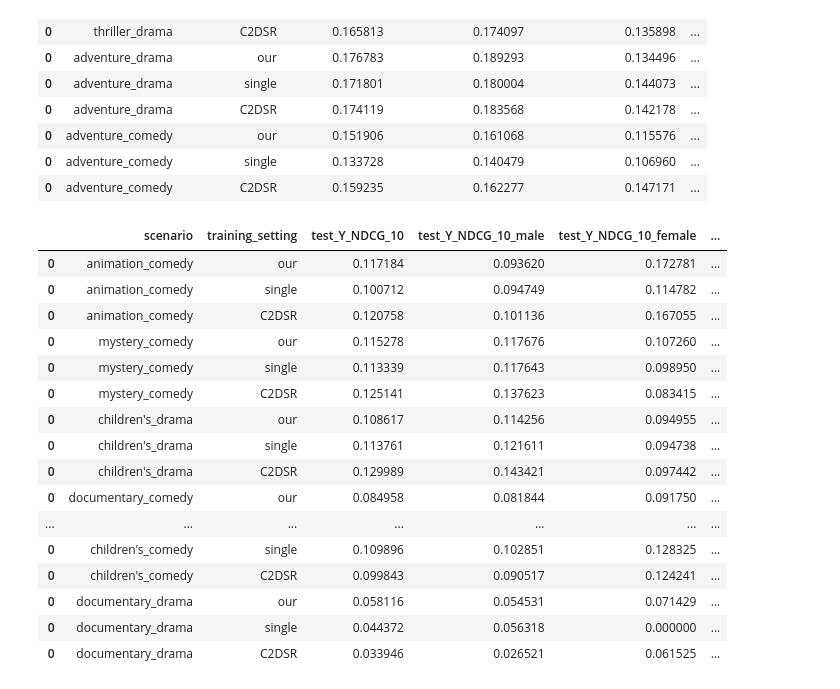
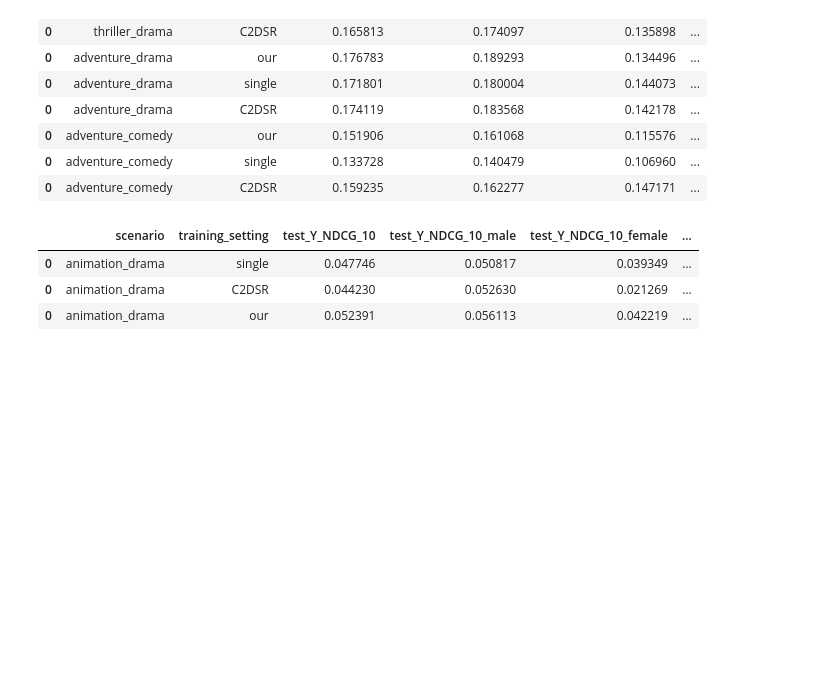
Before and after one commit to alexsui/fairness_research, a Jupyter notebook: C2DSR_src/RQ4/interaction_diff/plot.ipynb, the cells around one changed output. Cells and saved outputs as stored; diff of their text form; code cells hidden in the pictures; blank space fills up the shorter version.

```diff
--- a/C2DSR_src/RQ4/interaction_diff/plot.ipynb
+++ b/C2DSR_src/RQ4/interaction_diff/plot.ipynb
@@ -64,33 +66,20 @@ df[["scenario","training_setting","test_Y_NDCG_10","test_Y_NDCG_10_male","test_Y
 # %%
 data_mode = "small"
 df = pd.read_csv(f"result/{data_mode}.csv",index_col=0)
 seed = 0
 # Calculate the UGF (Utility Gap Fairness)
 metric_components = ["test_Y_MRR_male", "test_Y_HR_5_male", "test_Y_HR_10_male",
                     "test_Y_NDCG_5_male", "test_Y_NDCG_10_male"]
 df_new = df[metric_components].subtract(
     df[["test_Y_MRR_female", "test_Y_HR_5_female", "test_Y_HR_10_female",
         "test_Y_NDCG_5_female", "test_Y_NDCG_10_female"]].values
 )
 df[["test_Y_MRR_UGF", "test_Y_HR_5_UGF", "test_Y_HR_10_UGF",
     "test_Y_NDCG_5_UGF", "test_Y_NDCG_10_UGF"]] = df_new
-df = df[df['seed']==seed]
+df = df[(df['scenario']=='animation_drama')]
 df[["scenario","training_setting","test_Y_NDCG_10","test_Y_NDCG_10_male","test_Y_NDCG_10_female","test_Y_NDCG_10_UGF"]]
 # %% [output]
 |  | scenario | training_setting | test_Y_NDCG_10 | test_Y_NDCG_10_male | test_Y_NDCG_10_female | ... |
-| 0 | animation_comedy | our | 0.117184 | 0.093620 | 0.172781 | ... |
-| 0 | animation_comedy | single | 0.100712 | 0.094749 | 0.114782 | ... |
-| 0 | animation_comedy | C2DSR | 0.120758 | 0.101136 | 0.167055 | ... |
-| 0 | mystery_comedy | our | 0.115278 | 0.117676 | 0.107260 | ... |
-| 0 | mystery_comedy | single | 0.113339 | 0.117643 | 0.098950 | ... |
-| 0 | mystery_comedy | C2DSR | 0.125141 | 0.137623 | 0.083415 | ... |
-| 0 | children's_drama | our | 0.108617 | 0.114256 | 0.094955 | ... |
-| 0 | children's_drama | single | 0.113761 | 0.121611 | 0.094738 | ... |
-| 0 | children's_drama | C2DSR | 0.129989 | 0.143421 | 0.097442 | ... |
-| 0 | documentary_comedy | our | 0.084958 | 0.081844 | 0.091750 | ... |
-| ... | ... | ... | ... | ... | ... | ... |
-| 0 | children's_comedy | single | 0.109896 | 0.102851 | 0.128325 | ... |
-| 0 | children's_comedy | C2DSR | 0.099843 | 0.090517 | 0.124241 | ... |
-| 0 | documentary_drama | our | 0.058116 | 0.054531 | 0.071429 | ... |
-| 0 | documentary_drama | single | 0.044372 | 0.056318 | 0.000000 | ... |
-| 0 | documentary_drama | C2DSR | 0.033946 | 0.026521 | 0.061525 | ... |
+| 0 | animation_drama | single | 0.047746 | 0.050817 | 0.039349 | ... |
+| 0 | animation_drama | C2DSR | 0.044230 | 0.052630 | 0.021269 | ... |
+| 0 | animation_drama | our | 0.052391 | 0.056113 | 0.042219 | ... |
```
Also changed, not shown: parts of 1 cell of this notebook, 14 other files.
